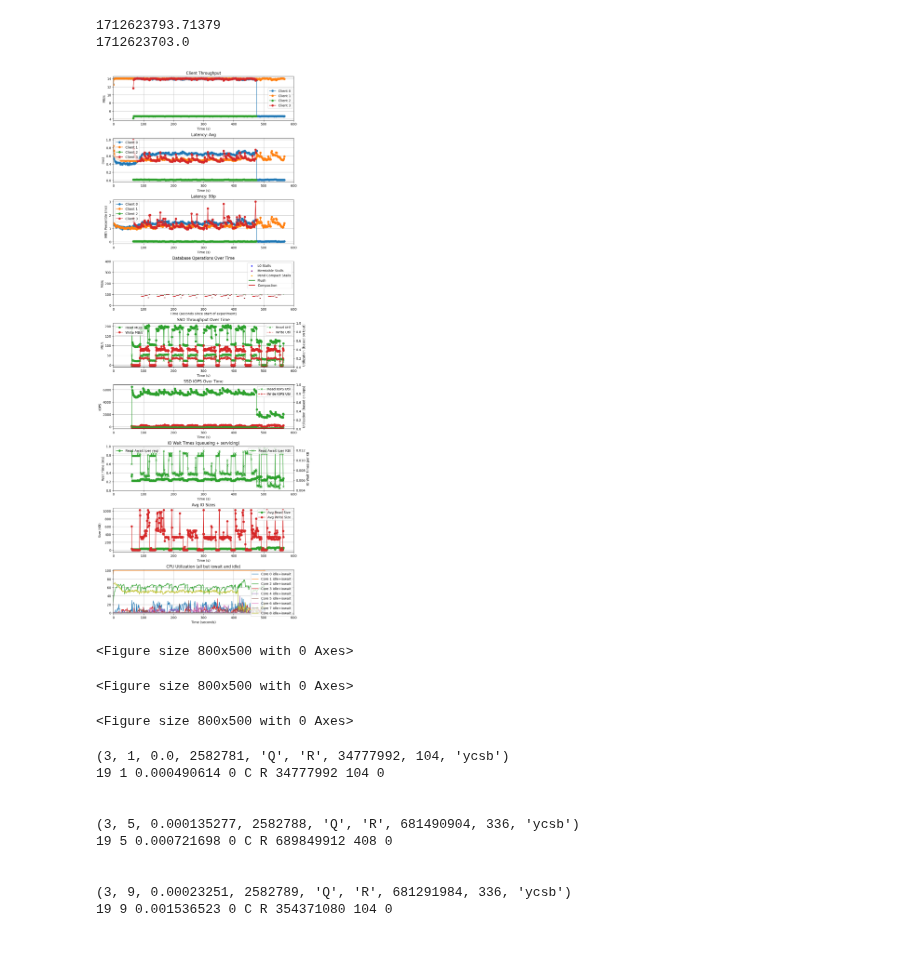
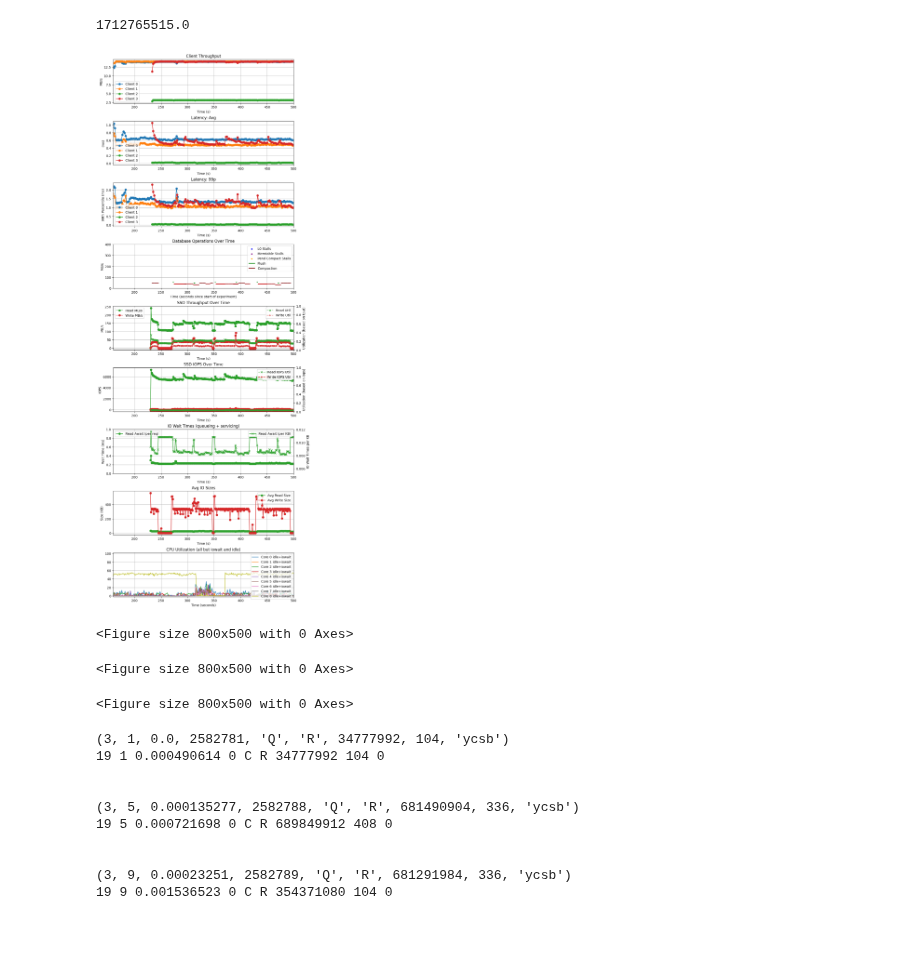
Before and after one commit to tyler-griggs/YCSB-cpp, a Jupyter notebook: analysis.ipynb, the cells around one changed output. Cells and saved outputs as stored; diff of their text form; code cells hidden in the pictures.

```diff
--- a/analysis.ipynb
+++ b/analysis.ipynb
@@ -7,8 +7,8 @@ stat_dump_interval_s = 2
 
 def plot_client_results(axs, xlim):
     # Define the file paths
-    # input_file_path = 'agg_thread.txt'
-    input_file_path = 'status_thread.txt'
+    input_file_path = 'agg_thread.txt'
+    # input_file_path = 'status_thread.txt'
     # input_file_path = 'status_thread2.txt'
 
     # Initialize a dictionary to hold the data
@@ -130,8 +130,8 @@ def level2color(level):
 
 def plot_rocksdb_events(axs, experiment_start_time, xlim, fig_loc):
     # log_file_path = '/mnt/multi-cf2/ycsb-rocksdb-data-2/LOG'
-    log_file_path = '/mnt/multi-cf/ycsb-rocksdb-data/LOG'
-    # log_file_path = '/mnt/tgriggs-disk/ycsb-rocksdb-data/LOG'
+    # log_file_path = '/mnt/multi-cf/ycsb-rocksdb-data/LOG'
+    log_file_path = '/mnt/tgriggs-disk/ycsb-rocksdb-data/LOG'
     flush_regex = re.compile(
         r'(\d{4}/\d{2}/\d{2}-\d{2}:\d{2}:\d{2}\.\d{6}) \d+ \[/flush_job\.cc:\d+\] \[default\] \[JOB \d+\] Flush: (\d+) microseconds, \d+ cpu microseconds, (\d+) bytes'
     )
@@ -207,8 +207,8 @@ def plot_rocksdb_events(axs, experiment_start_time, xlim, fig_loc):
     # Determine the overall start time
     all_start_times = [d[0] for d in flush_data + compaction_data + l0_stalls + memtable_stalls]
     # experiment_start_time = min(all_start_times)
-    internal_start_time = min(all_start_times)
-    print(internal_start_time)
+    # internal_start_time = min(all_start_times)
+    # print(internal_start_time)
     print(experiment_start_time)
 
     # Convert L0 and Memtable timestamps to seconds since experiment start
@@ -409,24 +409,23 @@ def plot_cpu_util(axs, start_time_shift, xlim, fig_loc):
 # %%
 def generate_plots(xlim):
   fig, axs = plt.subplots(9, 1, figsize=(10, 30))
   plt.subplots_adjust(hspace=0.4)
   start_time = plot_client_results(axs, xlim)
   plot_rocksdb_events(axs, start_time, xlim, (3,0))
 
-  start_time_shift = 61
+  start_time_shift = 230
   plot_overall_tputs(axs, start_time_shift, xlim, (4,0))
   plot_overall_iops(axs, start_time_shift, xlim, (5,0))
   plot_io_waittimes(axs, start_time_shift, xlim, (6,0))
   plot_io_reqsize(axs, start_time_shift, xlim, (7,0))
   plot_cpu_util(axs, start_time_shift, xlim, (8,0))
   plt.show()
 
-xlim = (0, 600)
+xlim = (160, 500)
 generate_plots(xlim)
 # %% [output]
-1712623793.71379
-1712623703.0
+1712765515.0
-[figure, old version]
+[figure, new version]
 <Figure size 800x500 with 0 Axes>
 <Figure size 800x500 with 0 Axes>
 <Figure size 800x500 with 0 Axes>
```
Also changed, not shown: 5 other files.
